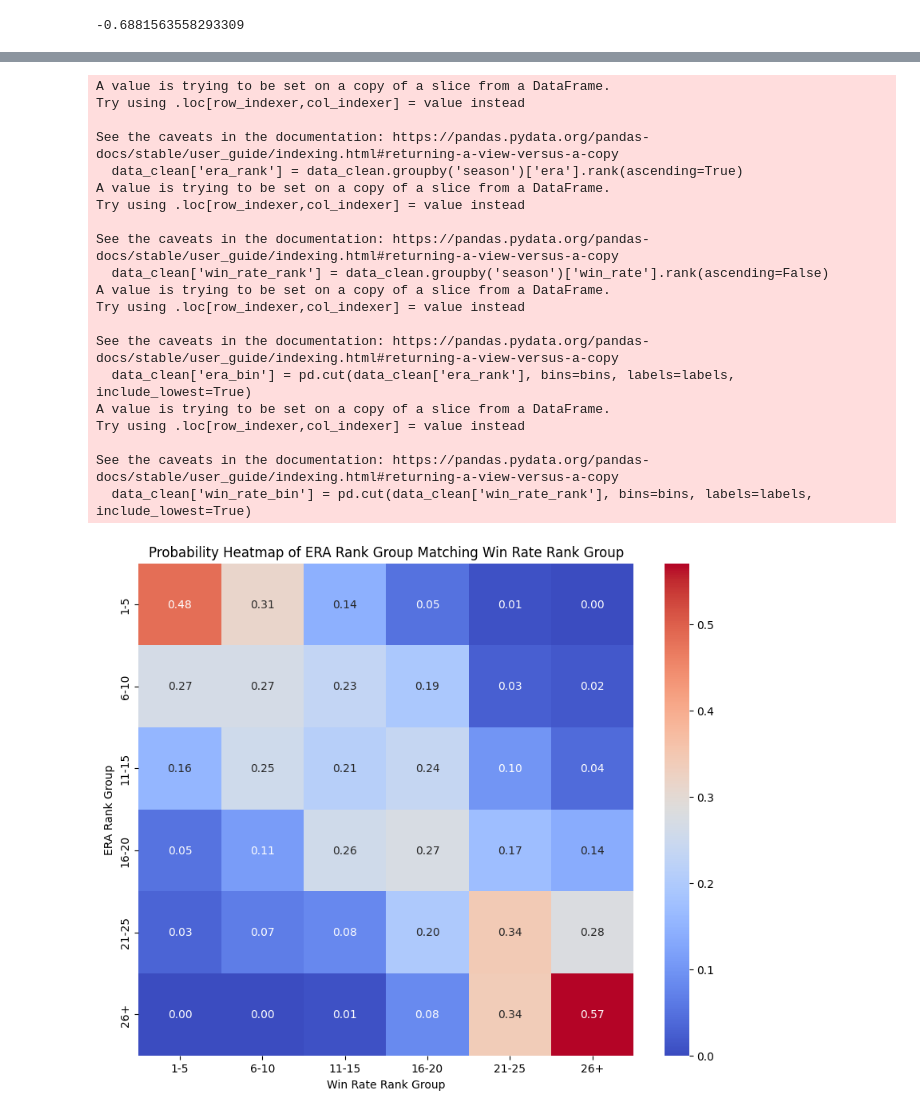
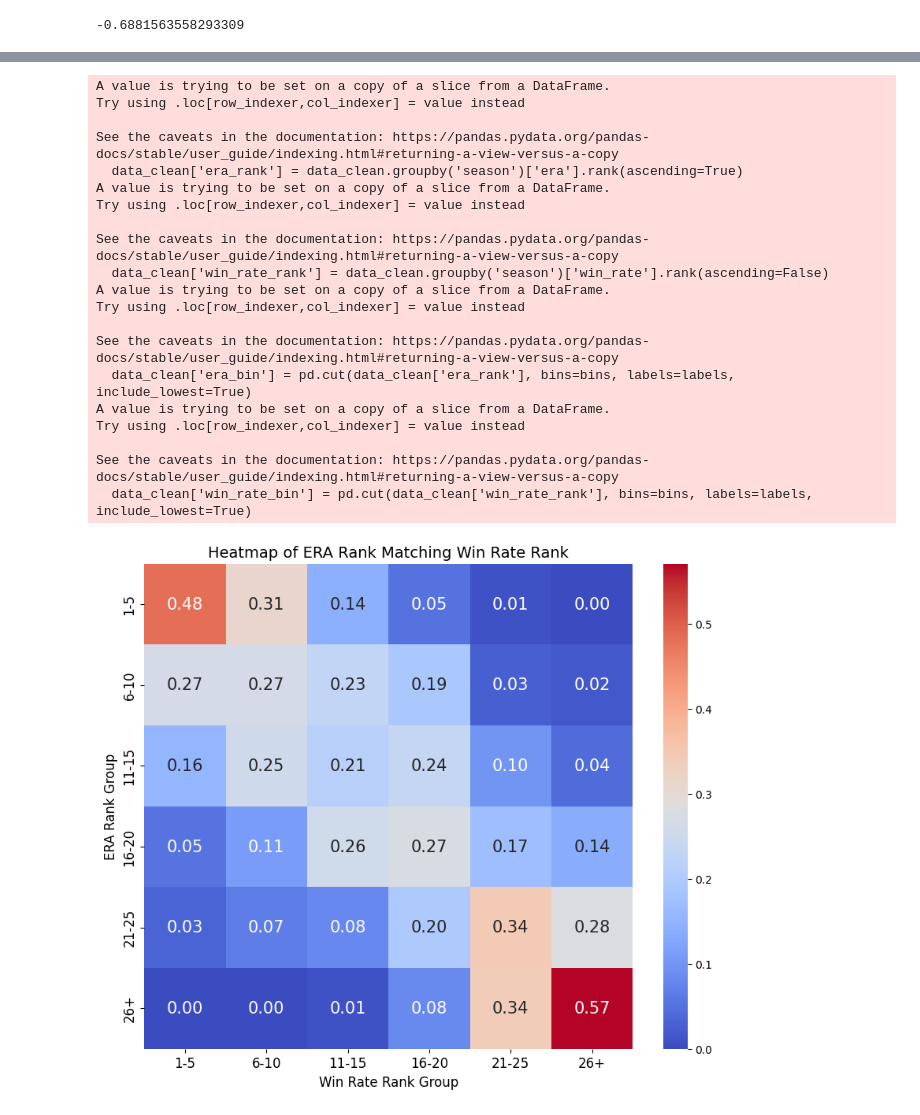
Before and after one commit to wonbyunglee/MLB-ERA-Prediction, a Jupyter notebook: mp_winrate.ipynb, the cells around one changed output, grey strips where cells are left out. Drawn from its saved outputs; the diff is of its cells as text; code cells hidden in the pictures.

```diff
--- a/mp_winrate.ipynb
+++ b/mp_winrate.ipynb
@@ -84,36 +86,40 @@ for era_group in labels:
     era_subset = data_clean[data_clean['era_bin'] == era_group]
     total_count = len(era_subset)
 
     for win_rate_group in labels:
         match_count = len(era_subset[era_subset['win_rate_bin'] == win_rate_group])
         probability_matrix.loc[era_group, win_rate_group] = match_count / total_count if total_count > 0 else 0
 
+probability_matrix = probability_matrix.astype(float)
+
 # 히트맵 그리기
-plt.figure(figsize=(10, 8))
-sns.heatmap(probability_matrix.astype(float), cmap="coolwarm", annot=True, fmt=".2f")
-plt.title('Probability Heatmap of ERA Rank Group Matching Win Rate Rank Group')
-plt.xlabel('Win Rate Rank Group')
-plt.ylabel('ERA Rank Group')
+plt.figure(figsize=(10,8))  # 히트맵 크기 확대
+sns.heatmap(probability_matrix, cmap="coolwarm", annot=True, fmt=".2f", annot_kws={"size": 15})  # 텍스트 크기 조정
+plt.title('Heatmap of ERA Rank Matching Win Rate Rank', fontsize=14)
+plt.xlabel('Win Rate Rank Group', fontsize=12)
+plt.ylabel('ERA Rank Group', fontsize=12)
+plt.xticks(fontsize=12)
+plt.yticks(fontsize=12)
 plt.show()
 # %% [output]
 A value is trying to be set on a copy of a slice from a DataFrame.
 Try using .loc[row_indexer,col_indexer] = value instead
 
 See the caveats in the documentation: https://pandas.pydata.org/pandas-docs/stable/user_guide/indexing.html#returning-a-view-versus-a-copy
   data_clean['era_rank'] = data_clean.groupby('season')['era'].rank(ascending=True)
 A value is trying to be set on a copy of a slice from a DataFrame.
 Try using .loc[row_indexer,col_indexer] = value instead
 
 See the caveats in the documentation: https://pandas.pydata.org/pandas-docs/stable/user_guide/indexing.html#returning-a-view-versus-a-copy
   data_clean['win_rate_rank'] = data_clean.groupby('season')['win_rate'].rank(ascending=False)
 A value is trying to be set on a copy of a slice from a DataFrame.
 Try using .loc[row_indexer,col_indexer] = value instead
 
 See the caveats in the documentation: https://pandas.pydata.org/pandas-docs/stable/user_guide/indexing.html#returning-a-view-versus-a-copy
   data_clean['era_bin'] = pd.cut(data_clean['era_rank'], bins=bins, labels=labels, include_lowest=True)
 A value is trying to be set on a copy of a slice from a DataFrame.
 Try using .loc[row_indexer,col_indexer] = value instead
 
 See the caveats in the documentation: https://pandas.pydata.org/pandas-docs/stable/user_guide/indexing.html#returning-a-view-versus-a-copy
   data_clean['win_rate_bin'] = pd.cut(data_clean['win_rate_rank'], bins=bins, labels=labels, include_lowest=True)
-[figure, old version]
+[figure, new version]
```
Also changed, not shown: parts of 2 cells of this notebook.
